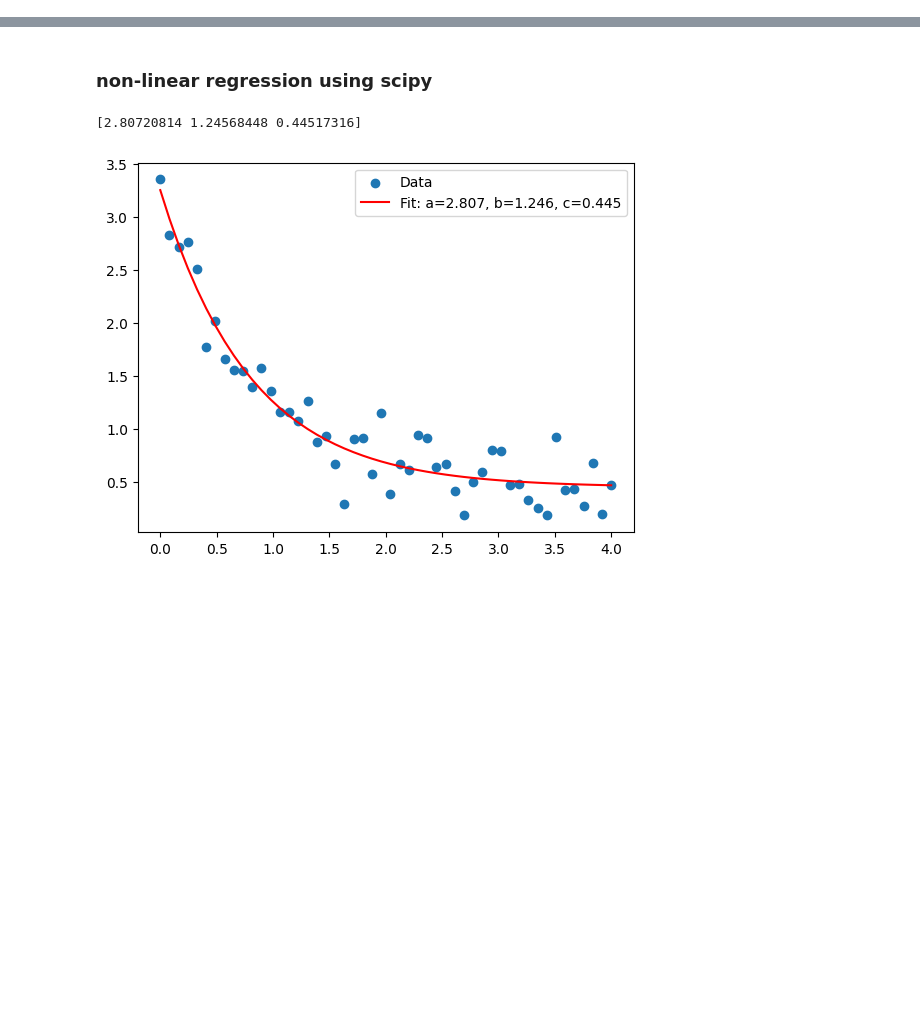
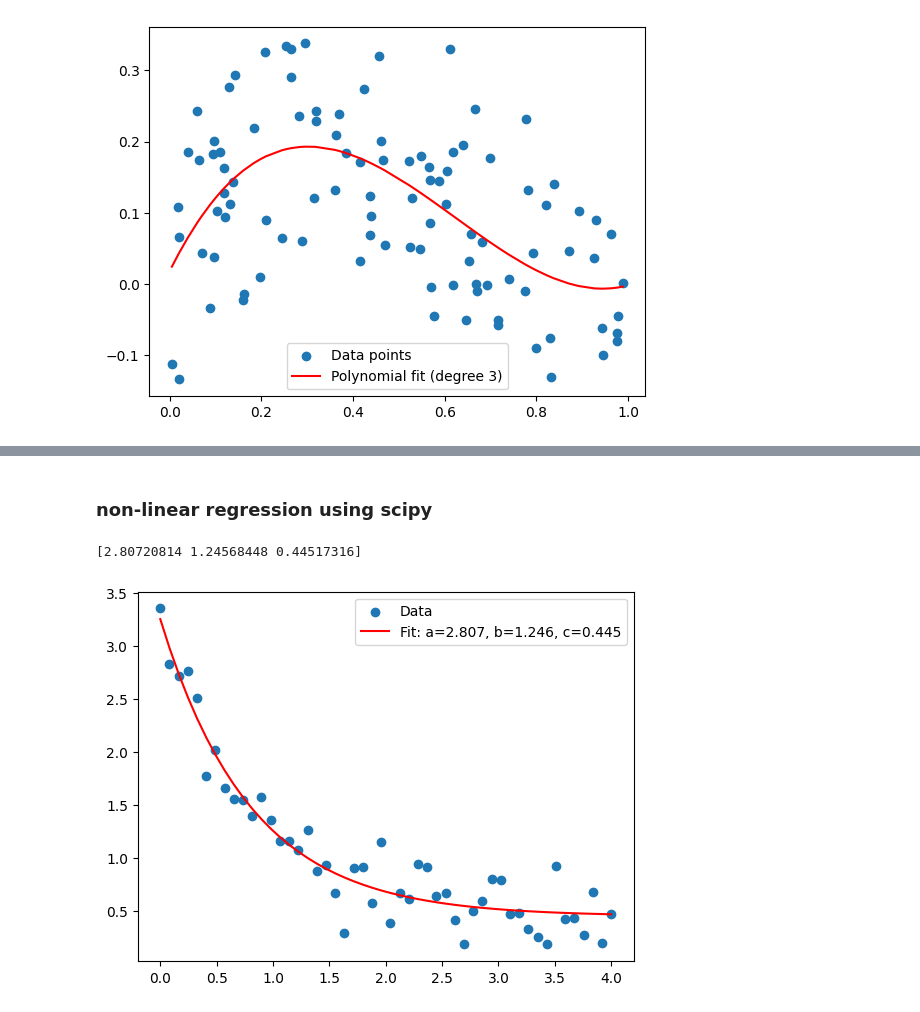
Before and after one commit to sanket238/CSCN8010, a Jupyter notebook: class_notebooks/non_linear_regression/non_linear_regression.ipynb, the cells around one changed output, grey strips where cells are left out. Drawn from its saved outputs; the diff is of its cells as text; code cells hidden in the pictures; blank space fills up the shorter version.

Commit message:
add polynomial regression with sklearn, scipy and numpy

```diff
--- a/class_notebooks/non_linear_regression/non_linear_regression.ipynb
+++ b/class_notebooks/non_linear_regression/non_linear_regression.ipynb
@@ -0,0 +9,20 @@
+# %%
+import numpy as np
+import matplotlib.pyplot as plt
+
+# Generate synthetic data
+np.random.seed(0)
+x = np.sort(np.random.rand(100))
+y = x**3 - 2*x**2 + x + np.random.randn(100)*0.1  # cubic relationship with some noise
+
+# Fit a polynomial of degree 3
+coeffs = np.polyfit(x, y, 3)
+poly = np.poly1d(coeffs)
+
+# Plot the data and the polynomial fit
+plt.scatter(x, y, label='Data points')
+plt.plot(x, poly(x), color='red', label='Polynomial fit (degree 3)')
+plt.legend()
+plt.show()
+# %% [output]
+[figure, added]
```
Also changed, not shown: parts of 6 cells of this notebook.
